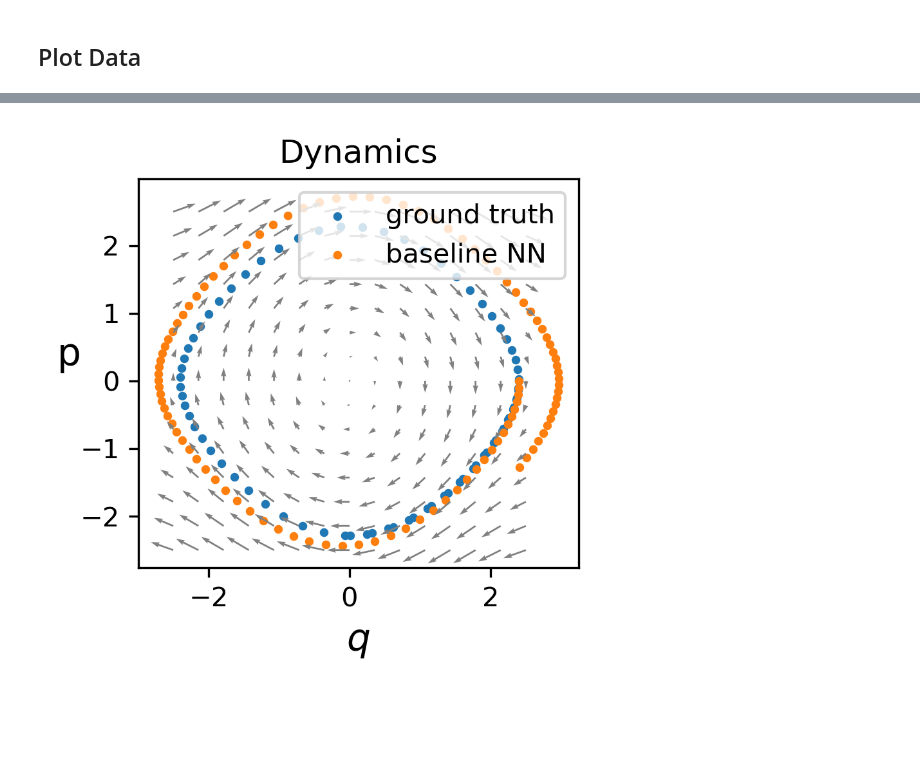
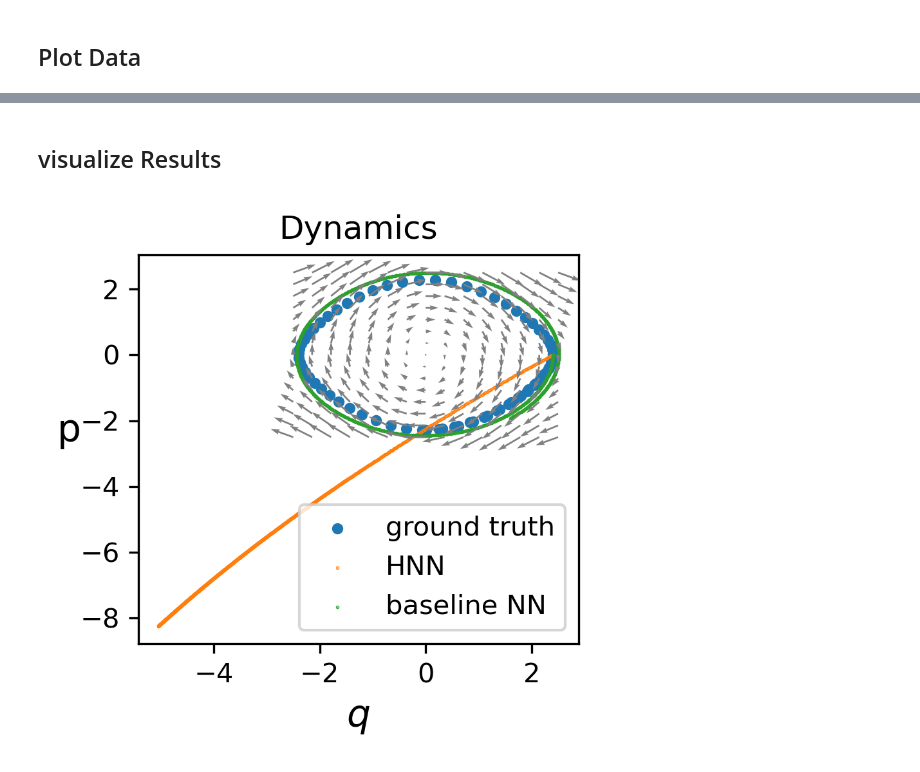
Before and after one commit to bGuenes/Scientific_ML_seminar, a Jupyter notebook: baseline.ipynb, the cells around one changed output, grey strips where cells are left out. Cells and saved outputs as stored; diff of their text form; code cells hidden in the pictures; blank space fills up the shorter version.

```diff
--- a/baseline.ipynb
+++ b/baseline.ipynb
@@ -118,7 +118,7 @@ data = get_dataset()
 # plot config
 fig = plt.figure(figsize=(3, 3), facecolor='white', dpi=DPI)
 
-x, y, dx, dy, t = get_trajectory(t_span=[0,5], radius=2.4, y0=np.array([2,0]), noise_std=0)
+x, y, dx, dy, t = get_trajectory(t_span=[0,3], radius=2.4, y0=np.array([2,0]), noise_std=0)
 plt.scatter(x,y,c=t,s=5, label='data')
 plt.quiver(field['x'][:,0], field['x'][:,1], field['dx'][:,0], field['dx'][:,1],
            cmap='gray_r', color=(.5,.5,.5))
@@ -146,3 +146,9 @@ class MLP(nn.Module):
         x = torch.tanh(self.fc2(x))
         x = self.fc3(x)
         return x
+# %%
+qp = torch.tensor( data['x'], requires_grad=True, dtype=torch.float32)
+dqp = torch.Tensor(data['dx'])
+
+qp_test = torch.tensor( data['test_x'], requires_grad=True, dtype=torch.float32)
+dqp_test = torch.Tensor(data['test_dx'])
@@ -187,28 +251,37 @@ Epoch 1000/1000 Loss: 2.3730275425974374e-05
+# %% [markdown]
+## visualize Results
 # %%
-q0_p0 = torch.tensor([2.4, 0])
-t = torch.linspace(0, 5, 100)
+def calc_traj(model, q0_p0, t):
+    q_p_pred = []
 
-q_p_pred = []
+    q_p_pred.append(q0_p0.double())
+    for i in t:
+        pred = model(q_p_pred[-1])
+        q_p_pred.append(q_p_pred[-1]+pred*(t[1]-t[0]))
 
-q_p_pred.append(q0_p0.double())
-for i in t:
-    pred = model(q_p_pred[-1])
-    q_p_pred.append(q_p_pred[-1]+pred*(t[1]-t[0]))
-
-q_p_pred = torch.stack(q_p_pred).detach().numpy()
+    q_p_pred = torch.stack(q_p_pred).detach().numpy()
+    return q_p_pred
 # %%
 # plot config
+q0_p0 = torch.tensor([2.4,0])
+t = torch.linspace(0, 5, 1000)
+
+qp_HNN = calc_traj(model_HNN.double(), q0_p0, t)
+qp_NN = calc_traj(model.double(), q0_p0, t)
+x, y, dx, dy, t = get_trajectory(t_span=[torch.min(t), torch.max(t)], radius=2.4, y0=np.array([2,0]), noise_std=0)
+
 fig = plt.figure(figsize=(3, 3), facecolor='white', dpi=DPI)
 
-plt.scatter(x,y,s=5, label='ground truth')
-plt.scatter(q_p_pred.T[0],q_p_pred.T[1],s=5, label='baseline NN')
+plt.scatter(x,y,s=10, label='ground truth')
+plt.scatter(qp_HNN.T[0],qp_HNN.T[1],s=0.1, label='HNN')
+plt.scatter(qp_NN.T[0],qp_NN.T[1],s=0.1, label='baseline NN')
 plt.quiver(field['x'][:,0], field['x'][:,1], field['dx'][:,0], field['dx'][:,1],
            cmap='gray_r', color=(.5,.5,.5))
 plt.xlabel("$q$", fontsize=14)
 plt.ylabel("p", rotation=0, fontsize=14)
 plt.title("Dynamics")
-plt.legend(loc='upper right')
+plt.legend()
 
 plt.tight_layout() ; plt.show()
 # %% [output]
-[figure, old version]
+[figure, new version]
```
Also changed, not shown: parts of 5 cells of this notebook.
